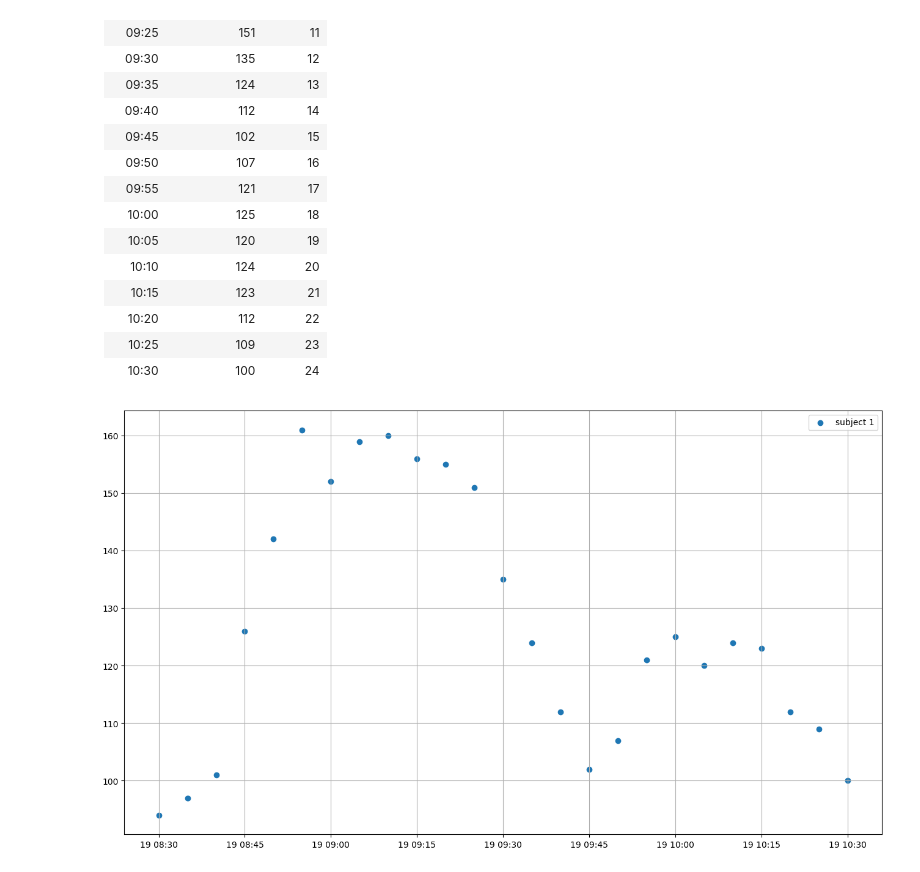
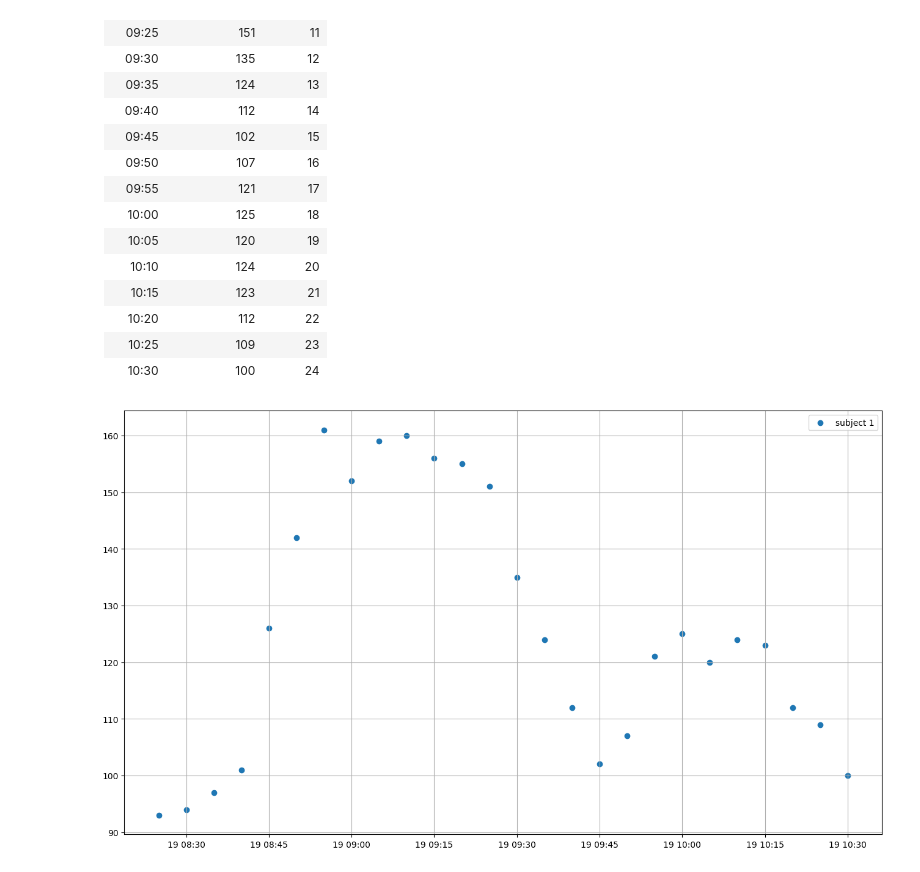
Before and after one commit to fizzyf0xy/Raman, a Jupyter notebook: python/20240319_subject1/analysis.ipynb, the cells around one changed output. Drawn from its saved outputs; the diff is of its cells as text; code cells hidden in the pictures.

```diff
--- a/python/20240319_subject1/analysis.ipynb
+++ b/python/20240319_subject1/analysis.ipynb
@@ -44,21 +44,19 @@ Here is the glucose concentration in blood during the 2 hour
 # %%
 import matplotlib.pyplot as plt
 import numpy as np
 
 # Plot the concentration over time
-times = ["08:30","08:35","08:40","08:45","08:50","08:55","09:00","09:05","09:10","09:15","09:20","09:25","09:30","09:35","09:40","09:45","09:50","09:55","10:00","10:05","10:10","10:15","10:20","10:25","10:30"]
-glucoses = [94,97,101,126,142,161,152,159,160,156,155,151,135,124,112,102,107,121,125,120,124,123,112,109,100]
-
+times = ["08:25","08:30","08:35","08:40","08:45","08:50","08:55","09:00","09:05","09:10","09:15","09:20","09:25","09:30","09:35","09:40","09:45","09:50","09:55","10:00","10:05","10:10","10:15","10:20","10:25","10:30"]
 for idx,t in enumerate(times):
     times[idx] = f"2024-03-19T{t}"
+times = np.array(times, dtype="datetime64")
 
-times = np.array(times, dtype="datetime64")
+glucoses = [93, 94,97,101,126,142,161,152,159,160,156,155,151,135,124,112,102,107,121,125,120,124,123,112,109,100]
+
+fig, ax = plt.subplots(figsize=(16,9))
+ax.scatter(times, glucoses, label="subject 1")
+ax.grid()
+ax.legend()
+plt.show()
+# %% [output]
+[figure, added]
-# %%
-
-fig, ax = plt.subplots(figsize=(16,9))
-ax.scatter(times, glucoses, label="subject 1")
-ax.grid()
-ax.legend()
-plt.show()
-# %% [output]
-[figure, removed]
```
Also changed, not shown: parts of 8 cells of this notebook, 3 other files.
